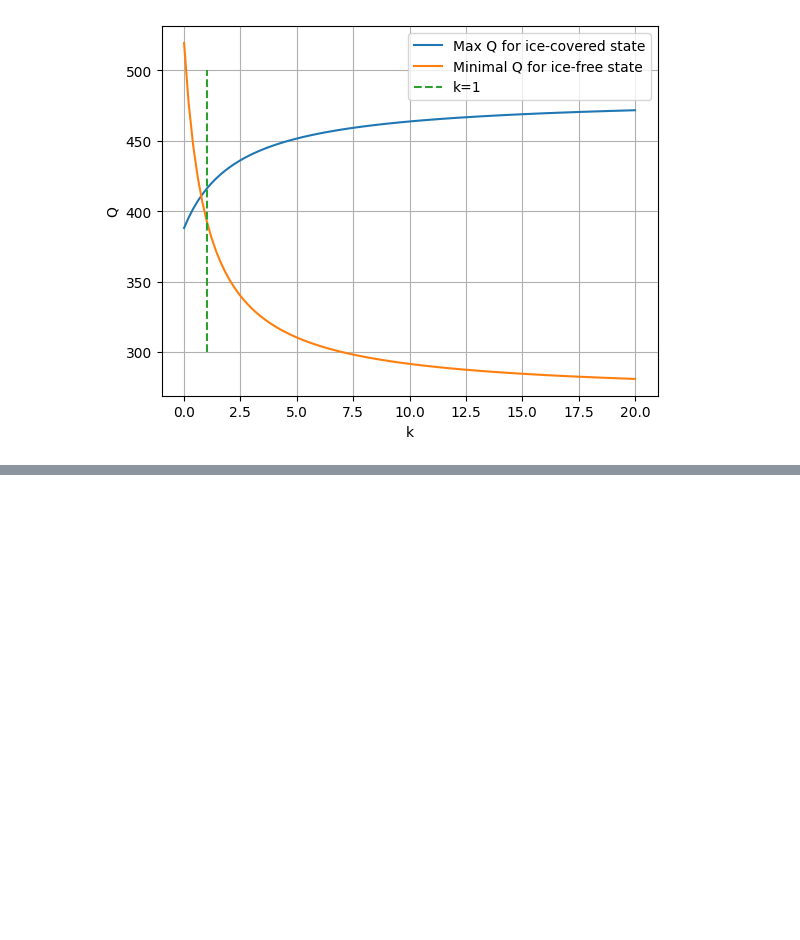
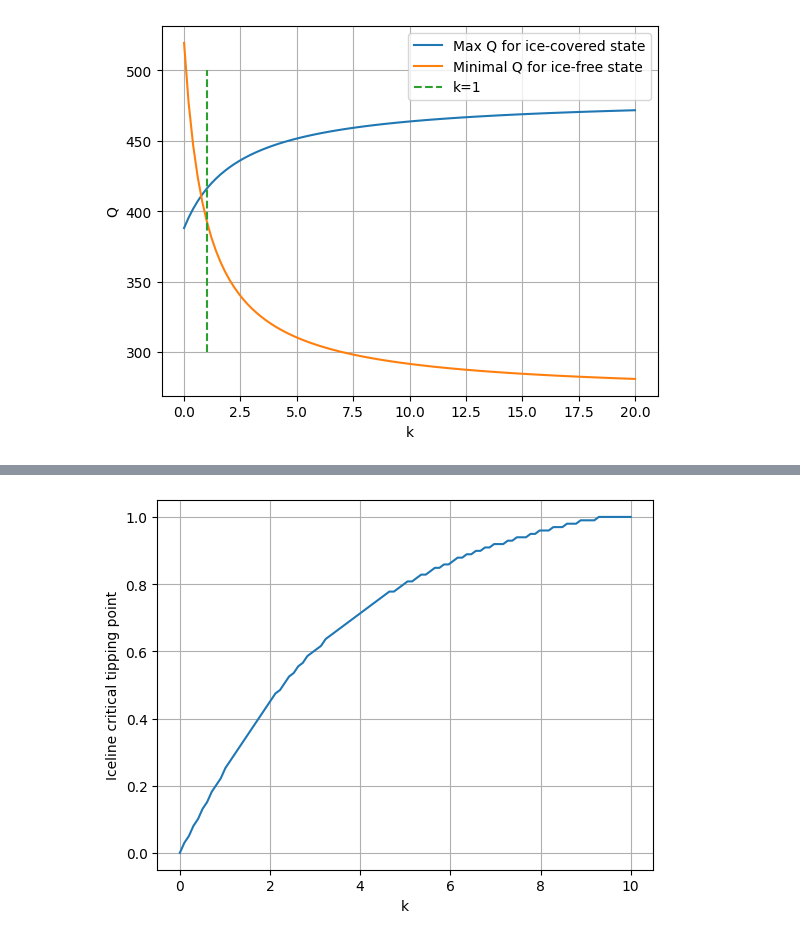
Before and after one commit to video-omnia/Planet-Earth-CW, a Jupyter notebook: Investigation 1.ipynb, the cells around one changed output, grey strips where cells are left out. Saved outputs shown, nothing was run; the diff lists cells and outputs as text; code cells hidden in the pictures; blank space fills up the shorter version.

Commit message:
Update Investigation 1.ipynb
adding crit iceline form k

```diff
--- a/Investigation 1.ipynb
+++ b/Investigation 1.ipynb
@@ -109,0 +108,32 @@ plt.grid(1)
+# %%
+def criticalTippingPointFromk(k):
+
+    A = 202 # outgoing radiation
+    B = 1.9 # outgoing radiation
+    aw = 0.32 # water albedo
+    ai = 0.62 # ice albedo
+    Tc = -10.0 # critical temperature for ice formation
+    Q0 = 342.0 # solar constant (1370 W/m^2 divided by 4)
+
+    abar = lambda ys: ai + (aw - ai)*ys*(1 - 0.241*(ys**2 - 1))
+    Qfunc = lambda ys: (Tc + A/B)*(B+k)/(s(ys)*(1 - (ai+aw)/2) + k/B*(1 - abar(ys)))
+
+    ys = np.linspace(0, 1, 100)
+    Qs = Qfunc(ys)
+    minQ = min(Qs)
+    index = np.where(Qs == minQ)[0]
+
+    return ys[index]
+# %%
+kArray = np.linspace(0, 10, 100)
+array = np.empty_like(kArray)
+
+for i in range(0, 100):
+    array[i] = criticalTippingPointFromk(kArray[i])
+# %%
+plt.plot(kArray,array)
+plt.xlabel('k');
+plt.ylabel('Iceline critical tipping point');
+plt.grid(1)
+# %% [output]
+[figure, added]
```
Also changed, not shown: parts of 1 cell of this notebook.
